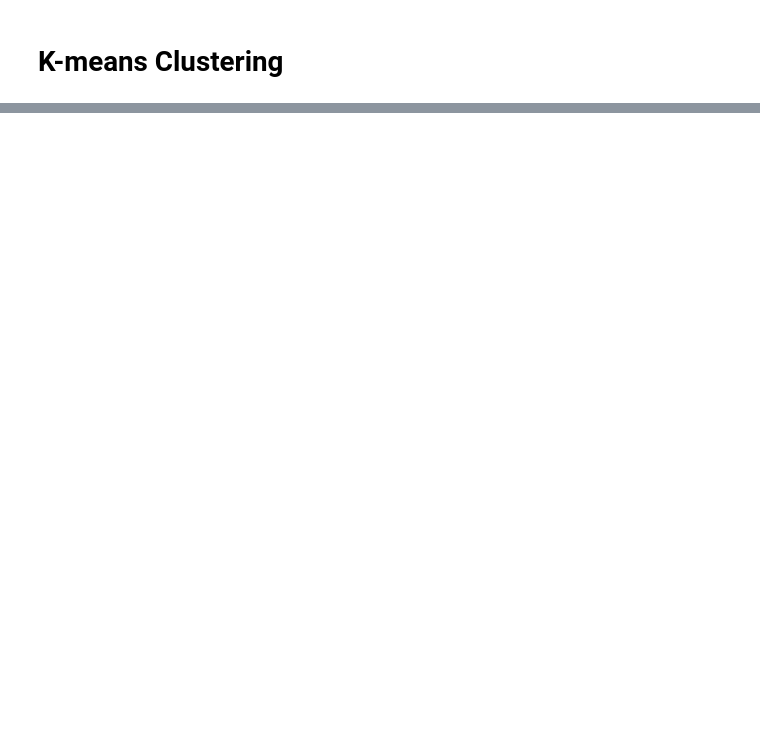
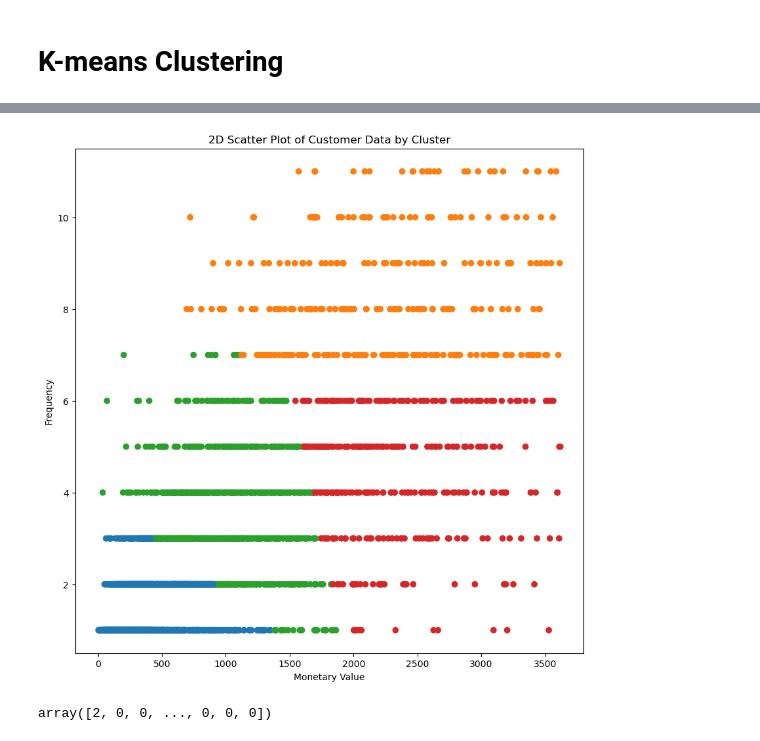
Before and after one commit to kamahTek/Machine-Learning, a Jupyter notebook: Unsupervised-Learning/Clustering/Online-Retail/index.ipynb, the cells around one changed output, grey strips where cells are left out. Cells and saved outputs as stored; diff of their text form; code cells hidden in the pictures; blank space fills up the shorter version.

Commit message:
applied kmeans clustering

```diff
--- a/Unsupervised-Learning/Clustering/Online-Retail/index.ipynb
+++ b/Unsupervised-Learning/Clustering/Online-Retail/index.ipynb
@@ -648,0 +703,6 @@ plt.show()
+# %%
+kmeans = KMeans(n_clusters=4, random_state=42, max_iter=1000, n_init='auto')
+
+cluster_labels = kmeans.fit_predict(scaled_data_df)
+
+cluster_labels
@@ -648,0 +711,4 @@ plt.show()
+# %%
+non_outliers_df['Clusters'] = cluster_labels
+
+non_outliers_df
@@ -648,0 +734,31 @@ plt.show()
+# %%
+cluster_colors = {0: '#1f77b4',  # Blue
+                  1: '#ff7f0e',  # Orange
+                  2: '#2ca02c',  # Green
+                  3: '#d62728'}  # Red
+
+colors = non_outliers_df['Clusters'].map(cluster_colors)
+
+fig, ax = plt.subplots(figsize=(10,10) )
+
+scatter = ax.scatter(non_outliers_df['MonetaryValue'],
+                     non_outliers_df['Frequency'],
+                     c=colors,  # Use mapped solid colors
+                     marker='o')
+
+ax.set_xlabel('Monetary Value')
+ax.set_ylabel('Frequency')
+
+ax.set_title('2D Scatter Plot of Customer Data by Cluster')
+
+plt.show()
+# %% [output]
+[figure, added]
+# %%
+kmeans = KMeans(n_clusters=3, random_state=42, max_iter=1000, n_init='auto')
+
+cluster_labels = kmeans.fit_predict(aggregated_df)
+
+cluster_labels
+# %% [output]
+array([2, 0, 0, ..., 0, 0, 0])
```
Also changed, not shown: parts of 8 cells of this notebook.
